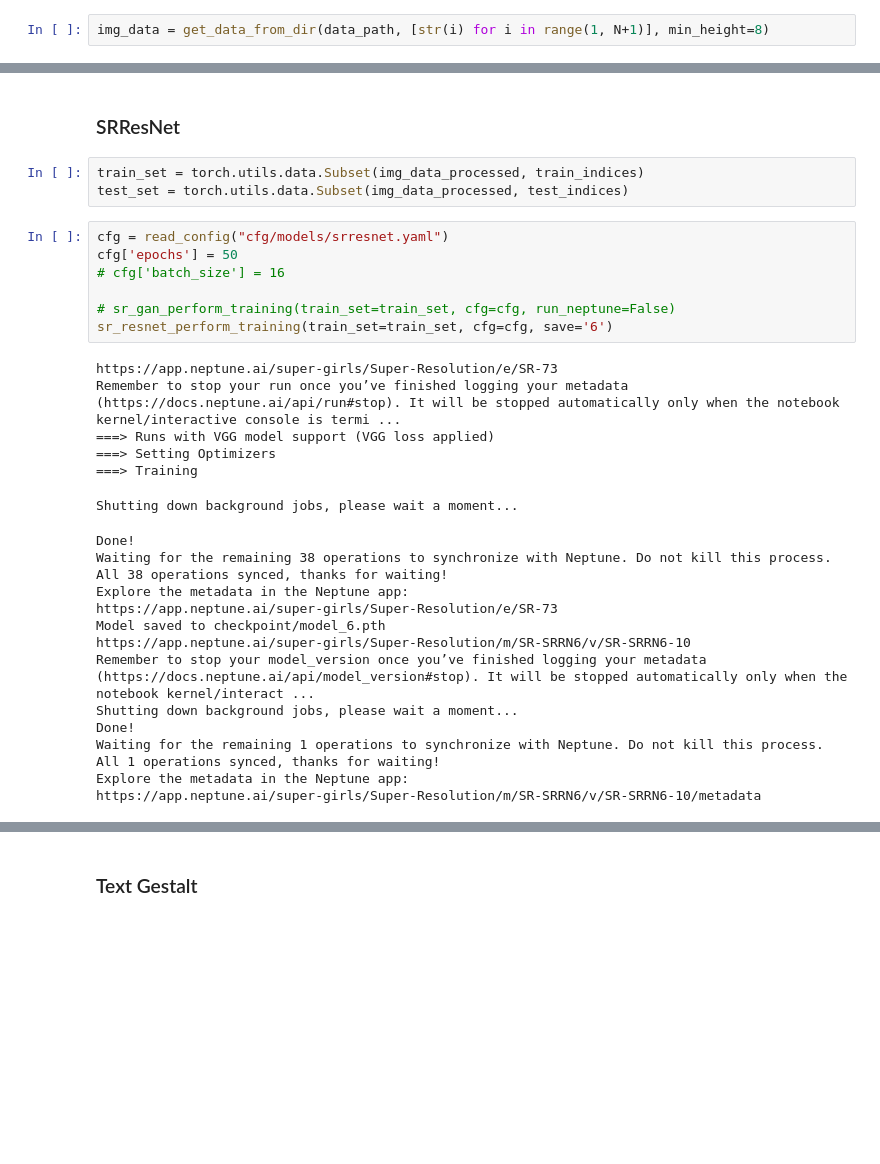
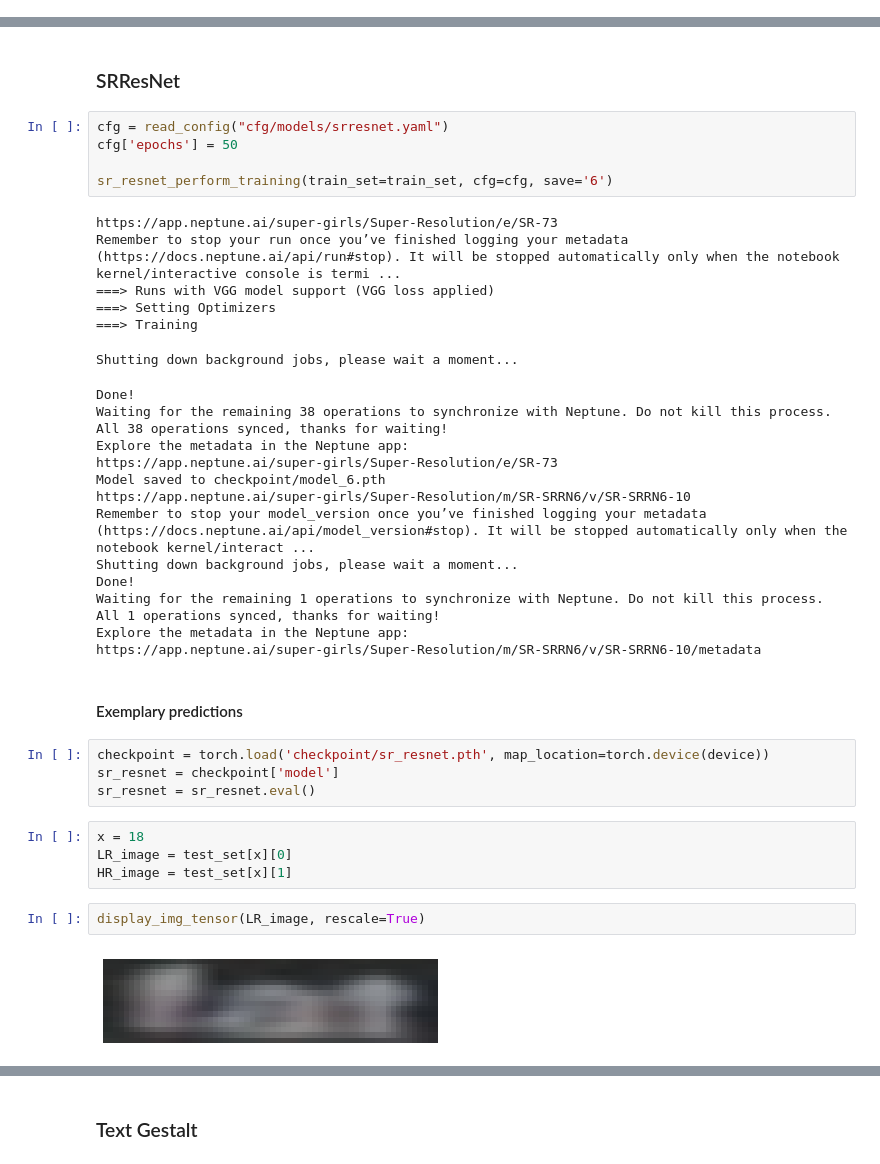
Before and after one commit to zuzg/text-super-resolution, a Jupyter notebook: Project3.ipynb, the cells around one changed output, grey strips where cells are left out. Saved outputs shown, nothing was run; the diff lists cells and outputs as text; blank space fills up the shorter version.

Commit message:
display sr resnet predictions

```diff
--- a/Project3.ipynb
+++ b/Project3.ipynb
@@ -108,2 +104,0 @@ For now I'll just discard the images which height is less than 8 (as they did in
-# %%
-img_data = get_data_from_dir(data_path, [str(i) for i in range(1, N+1)], min_height=8)
@@ -187,15 +172,10 @@ len(train_indices), len(test_indices)
 ## Models
 # %% [markdown]
 ### SRResNet
-# %%
-train_set = torch.utils.data.Subset(img_data_processed, train_indices)
-test_set = torch.utils.data.Subset(img_data_processed, test_indices)
 # %%
 cfg = read_config("cfg/models/srresnet.yaml")
 cfg['epochs'] = 50
-# cfg['batch_size'] = 16
 
-# sr_gan_perform_training(train_set=train_set, cfg=cfg, run_neptune=False)
 sr_resnet_perform_training(train_set=train_set, cfg=cfg, save='6')
 # %% [output]
 https://app.neptune.ai/super-girls/Super-Resolution/e/SR-73
@@ -218,3 +198,17 @@ Waiting for the remaining 1 operations to synchronize with Neptune. Do not kill
 All 1 operations synced, thanks for waiting!
 Explore the metadata in the Neptune app:
 https://app.neptune.ai/super-girls/Super-Resolution/m/SR-SRRN6/v/SR-SRRN6-10/metadata
+# %% [markdown]
+#### Exemplary predictions
+# %%
+checkpoint = torch.load('checkpoint/sr_resnet.pth', map_location=torch.device(device))
+sr_resnet = checkpoint['model']
+sr_resnet = sr_resnet.eval()
+# %%
+x = 18
+LR_image = test_set[x][0]
+HR_image = test_set[x][1]
+# %%
+display_img_tensor(LR_image, rescale=True)
+# %% [output]
+[figure, added]
```
Also changed, not shown: parts of 23 cells of this notebook, 2 other files.
